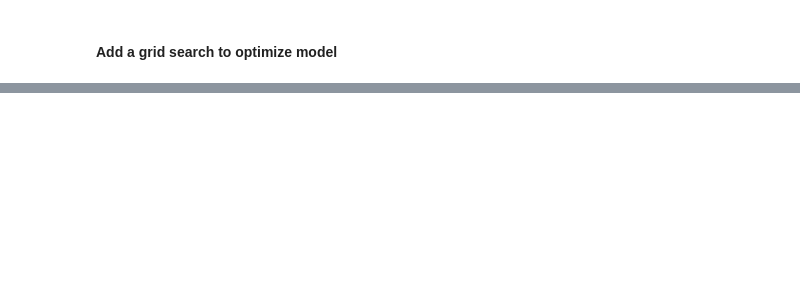
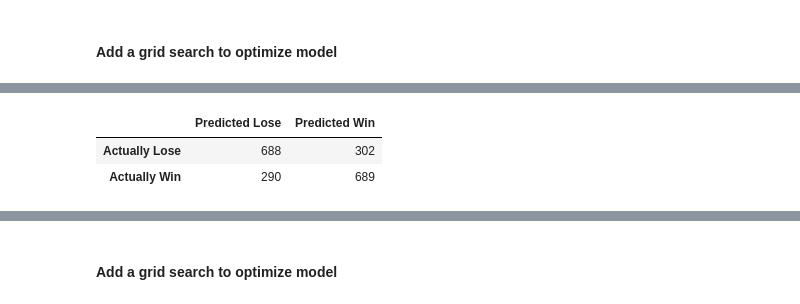
Before and after one commit to jhl126/For-Fun-LoL-Data, a Jupyter notebook: Lol Blue Wins Classification.ipynb, the cells around one changed output, grey strips where cells are left out. Drawn from its saved outputs; the diff is of its cells as text; code cells hidden in the pictures; blank space fills up the shorter version.

```diff
--- a/Lol Blue Wins Classification.ipynb
+++ b/Lol Blue Wins Classification.ipynb
@@ -1375,0 +1435,9 @@ weighted avg       0.69      0.69      0.69      1969
+# %%
+pipeline = Pipeline(
+    [
+        ("scaler", StandardScaler()),
+        ("skb", SelectKBest()),
+        ("rf", RandomForestClassifier()),
+    ]
+)
+pipeline = pipeline.fit(X_train, y_train)
@@ -1375,0 +1475,10 @@ weighted avg       0.69      0.69      0.69      1969
+# %%
+grid = {
+    "skb__k": [5, 6, 7, 8, 9, 10, 11, 12, 13],
+    "rf__max_depth": [3, 5, 7, 10, 15],
+    "rf__min_samples_leaf": [1, 3, 5],
+    "rf__criterion": ["gini", "entropy"],
+}
+
+model = GridSearchCV(pipeline, grid)
+model.fit(X_train, y_train)
@@ -1375,0 +1570,13 @@ weighted avg       0.69      0.69      0.69      1969
+# %%
+y_pred = model.predict(X_test)
+
+con_mat = pd.DataFrame(
+    confusion_matrix(y_test, y_pred),
+    index=["Actually Lose", "Actually Win"],
+    columns=["Predicted Lose", "Predicted Win"],
+)
+con_mat.style.background_gradient(axis=None)
+# %% [output]
+|  | Predicted Lose | Predicted Win |
+| Actually Lose | 688 | 302 |
+| Actually Win | 290 | 689 |
@@ -1375,0 +1585,2 @@ weighted avg       0.69      0.69      0.69      1969
+# %% [markdown]
+#### Add a grid search to optimize model
```
Also changed, not shown: parts of 54 cells of this notebook.
